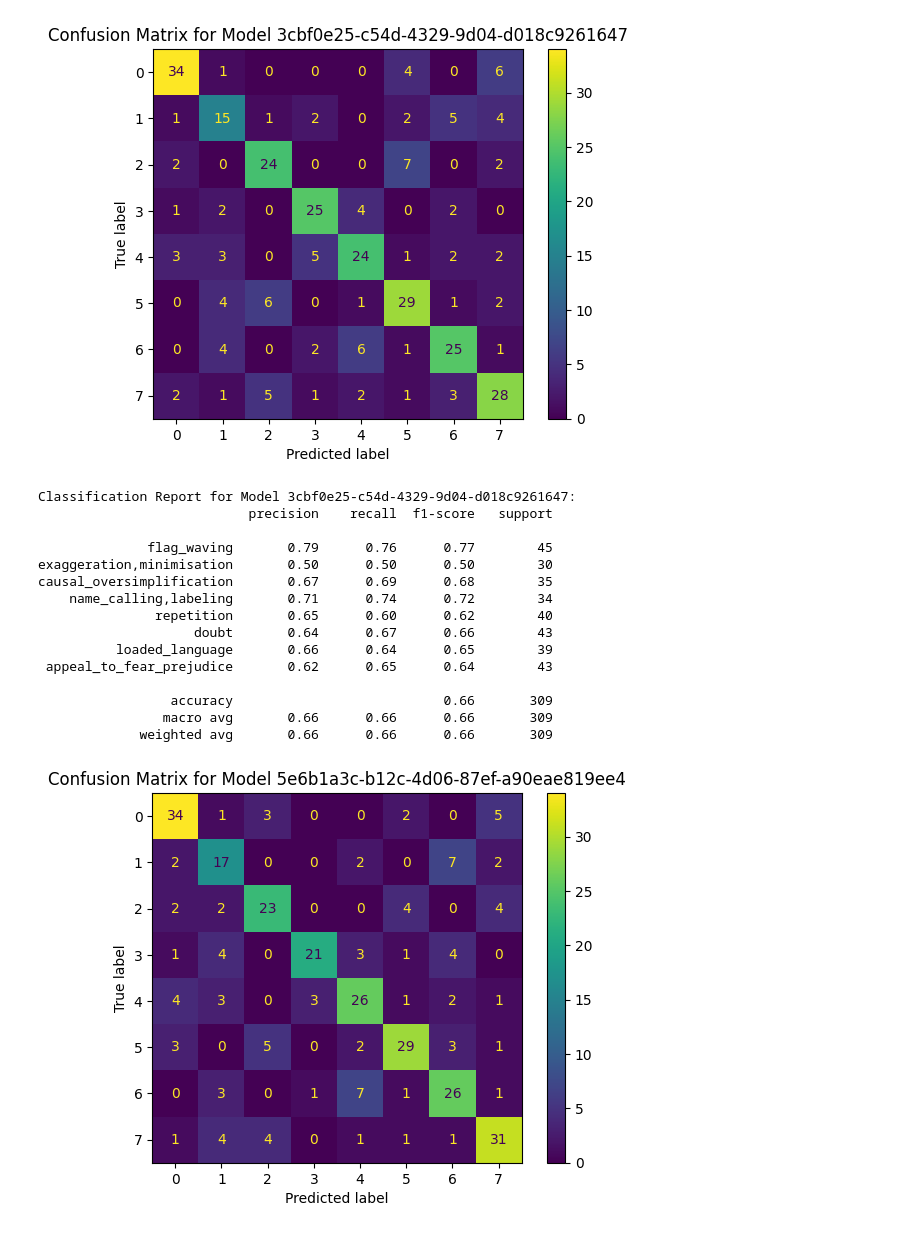
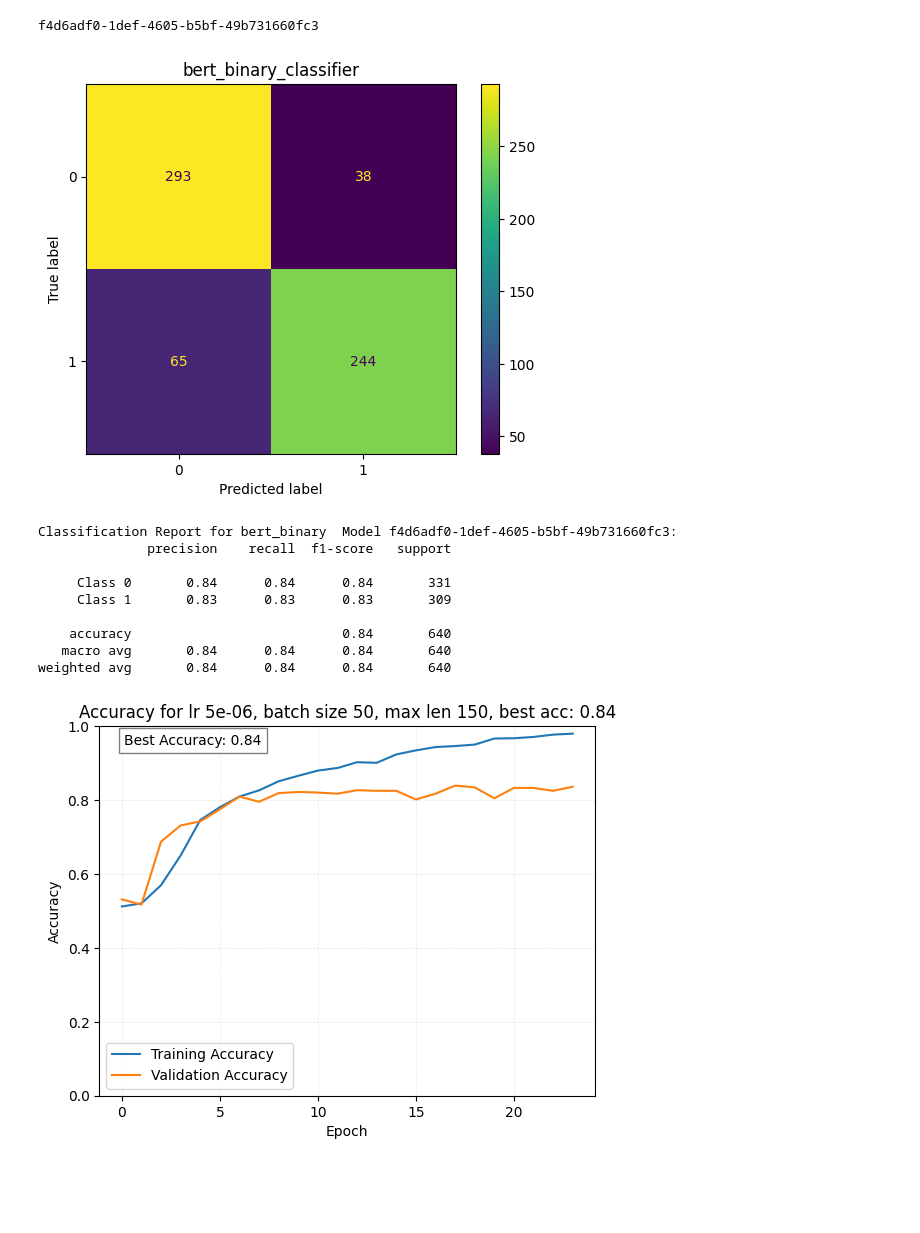
Before and after one commit to raymondfdavey/NLP_ASSESSMENT, a Jupyter notebook: plotting.ipynb, the cells around one changed output. Drawn from its saved outputs; the diff is of its cells as text; code cells hidden in the pictures; blank space fills up the shorter version.

Commit message:
results added, figures saved

```diff
--- a/plotting.ipynb
+++ b/plotting.ipynb
@@ -195,11 +208,13 @@ import numpy as np
 from sklearn.metrics import confusion_matrix, classification_report, ConfusionMatrixDisplay
 import matplotlib.pyplot as plt
 
-def compile_best_results(results_dir, graph=False, confusion_matrix=False):
+def compile_best_results(results_dir, graph=False, confusion_matrix=False, task='binary'):
     data = []
 
     # Loop through the subdirectories in the 'results' directory
     for subdir in os.listdir(results_dir):
+        if task not in subdir:
+            continue
         subdir_path = os.path.join(results_dir, subdir)
 
         # Check if the current item is a directory
@@ -239,6 +254,12 @@ def compile_best_results(results_dir, graph=False, confusion_matrix=False):
                 epochs = best_data['hyperparameters'].get('num_epochs', None)
                 batch_size = best_data['hyperparameters'].get('batch_size', None)
                 max_len = best_data['hyperparameters'].get('max_len', None)
+                stem_v = best_data['hyperparameters'].get('stem_v', None)
+                pool_v = best_data['hyperparameters'].get('pool_v', None)
+                norm_v = best_data['hyperparameters'].get('norm_v', None)
+                dropout_rate = best_data['hyperparameters'].get('dropout_rate', None)
+                dr = best_data['hyperparameters'].get('dropout', None)
+
 
                 # Extract additional information for graphs and confusion matrix
                 train_acc_list = best_data.get('train_accuracy', None)
@@ -256,22 +277,27 @@ def compile_best_results(results_dir, graph=False, confusion_matrix=False):
                     'batch_size': batch_size,
                     'max_len': max_len,
                     'best_epoch': best_epoch,
+                    'stem_v':stem_v,
+                    'pool_v':pool_v,
+                    'norm_v': norm_v,
+                    'dropout_rate': dropout_rate,
+                    'dr': dr,
                     'best_val_accuracy': best_acc
                 }
 
                 data.append(row_data)
-
+                print(model_id)
                 if confusion_matrix and cm is not None:
                     # Plot the confusion matrix
                     disp = ConfusionMatrixDisplay(confusion_matrix=cm)
                     disp.plot()
-                    plt.title(f'Confusion Matrix for Model {model_id}')
+                    plt.title(f'{subdir}_classifier')
                     plt.show()
 
                     # Print the classification report
                     report = best_data['results'].get('classification_report', None)
                     if report:
-                        print(f'Classification Report for Model {model_id}:')
+                        print(f'Classification Report for {subdir}  Model {model_id}:')
                         print(report)
 
                 if graph and train_acc_list and val_acc_list and train_loss_list and val_loss_list:
@@ -291,16 +317,16 @@ def compile_best_results(results_dir, graph=False, confusion_matrix=False):
                     best_acc_text = f'Best Accuracy: {best_acc:.2f}'
                     plt.text(0.05, 0.95, best_acc_text, transform=ax.transAxes, bbox=dict(facecolor='white', alpha=0.5))
 
-                    # # Plot the training and validation loss
-                    # plt.figure()
-                    # plt.plot(train_loss_list, label='Training Loss')
-                    # plt.plot(val_loss_list, label='Validation Loss')
-                    # plt.xlabel('Epoch')
-                    # plt.ylabel('Loss')
-                    # plt.title(f'Loss for Model {model_id}')
-                    # plt.legend()
-                    # plt.grid(True, linestyle='--', linewidth=0.5, alpha=0.3)  # Add faint grid
-                    # plt.ylim(0, 1)  # Set y-axis limits from 0 to 1 for accuracy
+                    # Plot the training and validation loss
+                    plt.figure()
+                    plt.plot(train_loss_list, label='Training Loss')
+                    plt.plot(val_loss_list, label='Validation Loss')
+                    plt.xlabel('Epoch')
+                    plt.ylabel('Loss')
+                    plt.title(f'Loss for {subdir} Model {model_id}')
+                    plt.legend()
+                    plt.grid(True, linestyle='--', linewidth=0.5, alpha=0.3)  # Add faint grid
+                    plt.ylim(0, 0.02)  # Set y-axis limits from 0 to 1 for accuracy
                     plt.tight_layout()
                     plt.show()
 
@@ -313,22 +339,17 @@ def compile_best_results(results_dir, graph=False, confusion_matrix=False):
 
     return df
 # %%
-compile_best_results('./results', graph=False, confusion_matrix=True)
+style_df(compile_best_results('./results', graph=True, confusion_matrix=True, task='binary'))
 # %% [output]
+f4d6adf0-1def-4605-b5bf-49b731660fc3
-[figure, old version]
+[figure, new version]
-Classification Report for Model 3cbf0e25-c54d-4329-9d04-d018c9261647:
-                           precision    recall  f1-score   support
-
-              flag_waving       0.79      0.76      0.77        45
-exaggeration,minimisation       0.50      0.50      0.50        30
-causal_oversimplification       0.67      0.69      0.68        35
-    name_calling,labeling       0.71      0.74      0.72        34
-               repetition       0.65      0.60      0.62        40
-                    doubt       0.64      0.67      0.66        43
-          loaded_language       0.66      0.64      0.65        39
- appeal_to_fear_prejudice       0.62      0.65      0.64        43
-
-                 accuracy                           0.66       309
-                macro avg       0.66      0.66      0.66       309
-             weighted avg       0.66      0.66      0.66       309
+Classification Report for bert_binary  Model f4d6adf0-1def-4605-b5bf-49b731660fc3:
+              precision    recall  f1-score   support
+
+     Class 0       0.84      0.84      0.84       331
+     Class 1       0.83      0.83      0.83       309
+
+    accuracy                           0.84       640
+   macro avg       0.84      0.84      0.84       640
+weighted avg       0.84      0.84      0.84       640
-[figure, old version]
+[figure, new version]
```
Also changed, not shown: parts of 11 cells of this notebook, 42 other files.
